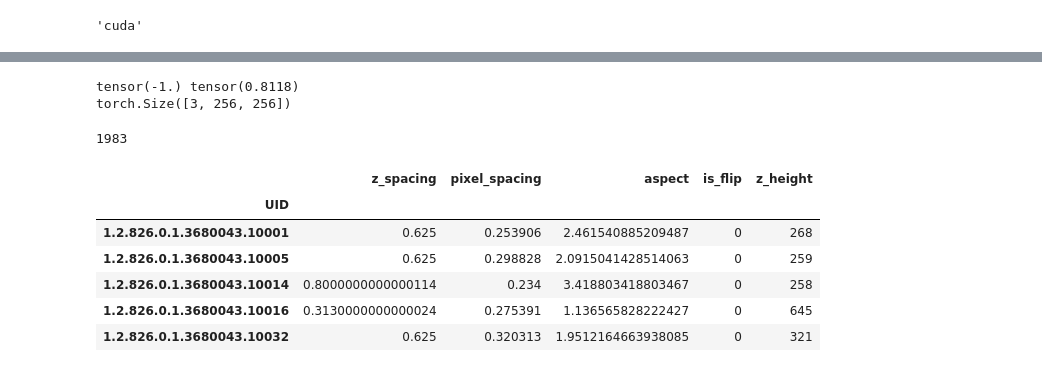
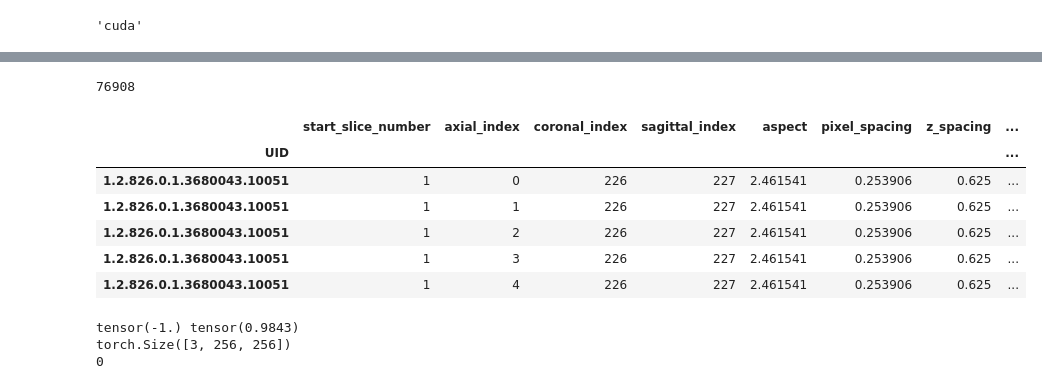
Before and after one commit to ghty011/cervical_spine, a Jupyter notebook: final/infer_axial_boundary.ipynb, the cells around one changed output, grey strips where cells are left out. Drawn from its saved outputs; the diff is of its cells as text; code cells hidden in the pictures.

```diff
--- a/final/infer_axial_boundary.ipynb
+++ b/final/infer_axial_boundary.ipynb
@@ -102,3 +134,24 @@ bbox_df.head()
+# %%
+
+df = pd.DataFrame()
+for UID in bbox_df.index.unique().values:
+    row = bbox_df.loc[UID]
+    new_df = bbox_df.loc[[UID] * int(row.num_slices)]
+    new_df["axial_index"] = np.arange(int(row.num_slices))
+
+    df = pd.concat((df, new_df), axis=0)
+
+print(len(df))
+df.head()
+# %% [output]
+76908
+|  | start_slice_number | axial_index | coronal_index | sagittal_index | aspect | pixel_spacing | z_spacing | ... |
+| UID |  |  |  |  |  |  |  | ... |
+| 1.2.826.0.1.3680043.10051 | 1 | 0 | 226 | 227 | 2.461541 | 0.253906 | 0.625 | ... |
+| 1.2.826.0.1.3680043.10051 | 1 | 1 | 226 | 227 | 2.461541 | 0.253906 | 0.625 | ... |
+| 1.2.826.0.1.3680043.10051 | 1 | 2 | 226 | 227 | 2.461541 | 0.253906 | 0.625 | ... |
+| 1.2.826.0.1.3680043.10051 | 1 | 3 | 226 | 227 | 2.461541 | 0.253906 | 0.625 | ... |
+| 1.2.826.0.1.3680043.10051 | 1 | 4 | 226 | 227 | 2.461541 | 0.253906 | 0.625 | ... |
 # %%
 class DataTransform(nn.Module):
     def __init__(self, image_size, train=True):
@@ -155,10 +207,0 @@ class SegDataset(Dataset):
-# %%
-tf = DataTransform(256, train=False)
-dataset = SegDataset(bbox_df, IMAGES_DIR, tf)
-
-x, UID = dataset[0]
-print(x.min(), x.max())
-print(x.shape)
-# %% [output]
-tensor(-1.) tensor(0.8118)
-torch.Size([3, 256, 256])
@@ -208,19 +247,18 @@ def get_axial_boundary(seg, pixel_spacing, throw=100, tol=0.2, max_mm=100):
     ymin = max(0, ymin)
 
     return xmin, ymin, xmin + new_size, ymin + new_size
-# %%
-train_3d_df = pd.read_csv(os.path.join(DATA_DIR, 'meta_train_3d.csv')).set_index('UID')
-print(len(train_3d_df))
-train_3d_df.head()
-# %% [output]
-1983
-|  | z_spacing | pixel_spacing | aspect | is_flip | z_height |
-| UID |  |  |  |  |  |
-| 1.2.826.0.1.3680043.10001 | 0.625 | 0.253906 | 2.461540885209487 | 0 | 268 |
-| 1.2.826.0.1.3680043.10005 | 0.625 | 0.298828 | 2.0915041428514063 | 0 | 259 |
-| 1.2.826.0.1.3680043.10014 | 0.8000000000000114 | 0.234 | 3.418803418803467 | 0 | 258 |
-| 1.2.826.0.1.3680043.10016 | 0.3130000000000024 | 0.275391 | 1.136565828222427 | 0 | 645 |
-| 1.2.826.0.1.3680043.10032 | 0.625 | 0.320313 | 1.9512164663938085 | 0 | 321 |
+# %%
+tf = DataTransform(256, train=False)
+dataset = SegDataset(df, IMAGES_DIR, tf)
+
+x, UID, axial_index = dataset[0]
+print(x.min(), x.max())
+print(x.shape)
+print(axial_index)
+# %% [output]
+tensor(-1.) tensor(0.9843)
+torch.Size([3, 256, 256])
+0
 # %%
 result_df = pd.DataFrame()
 
```
Also changed, not shown: parts of 8 cells of this notebook, 2 other files.
